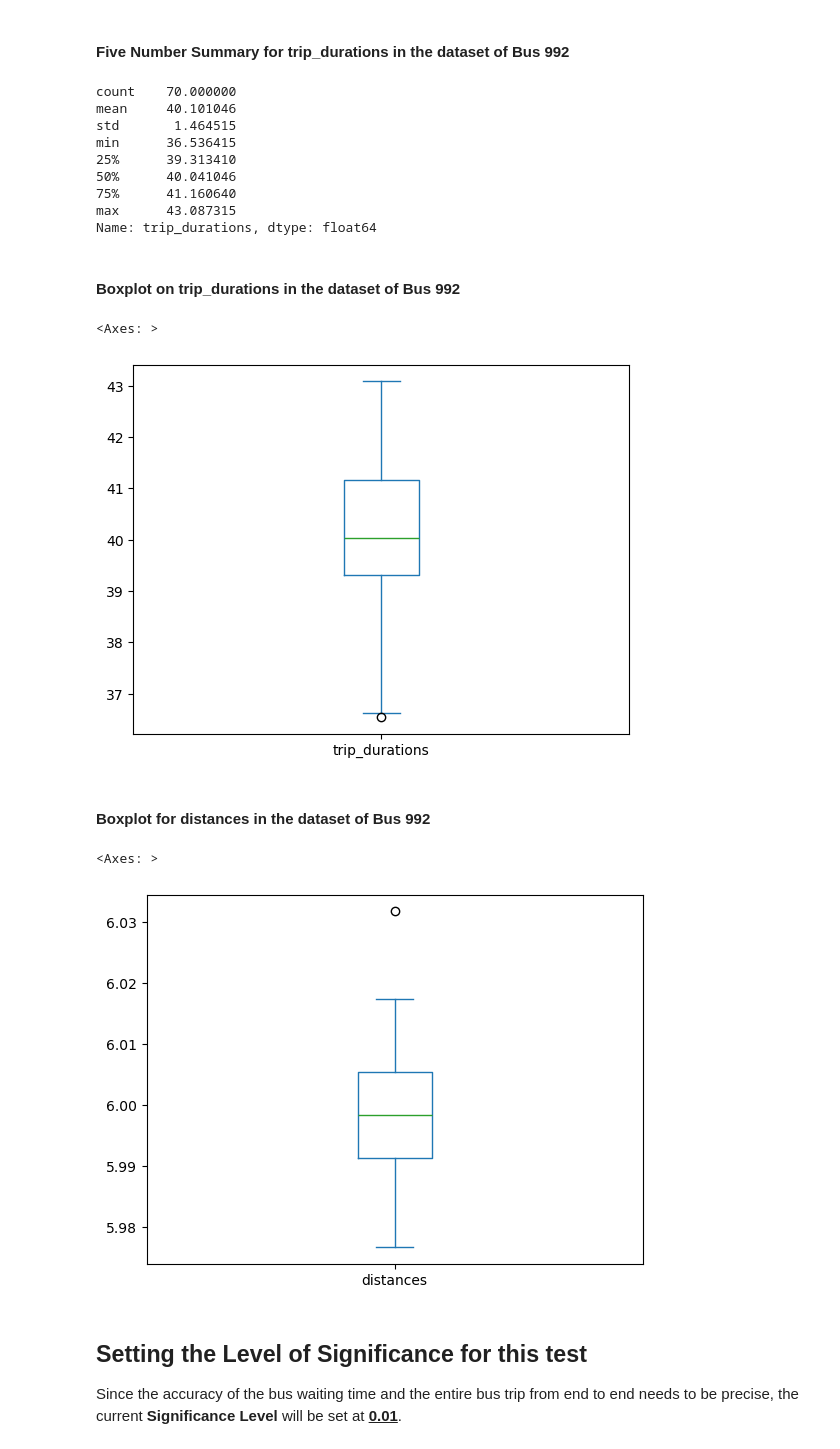
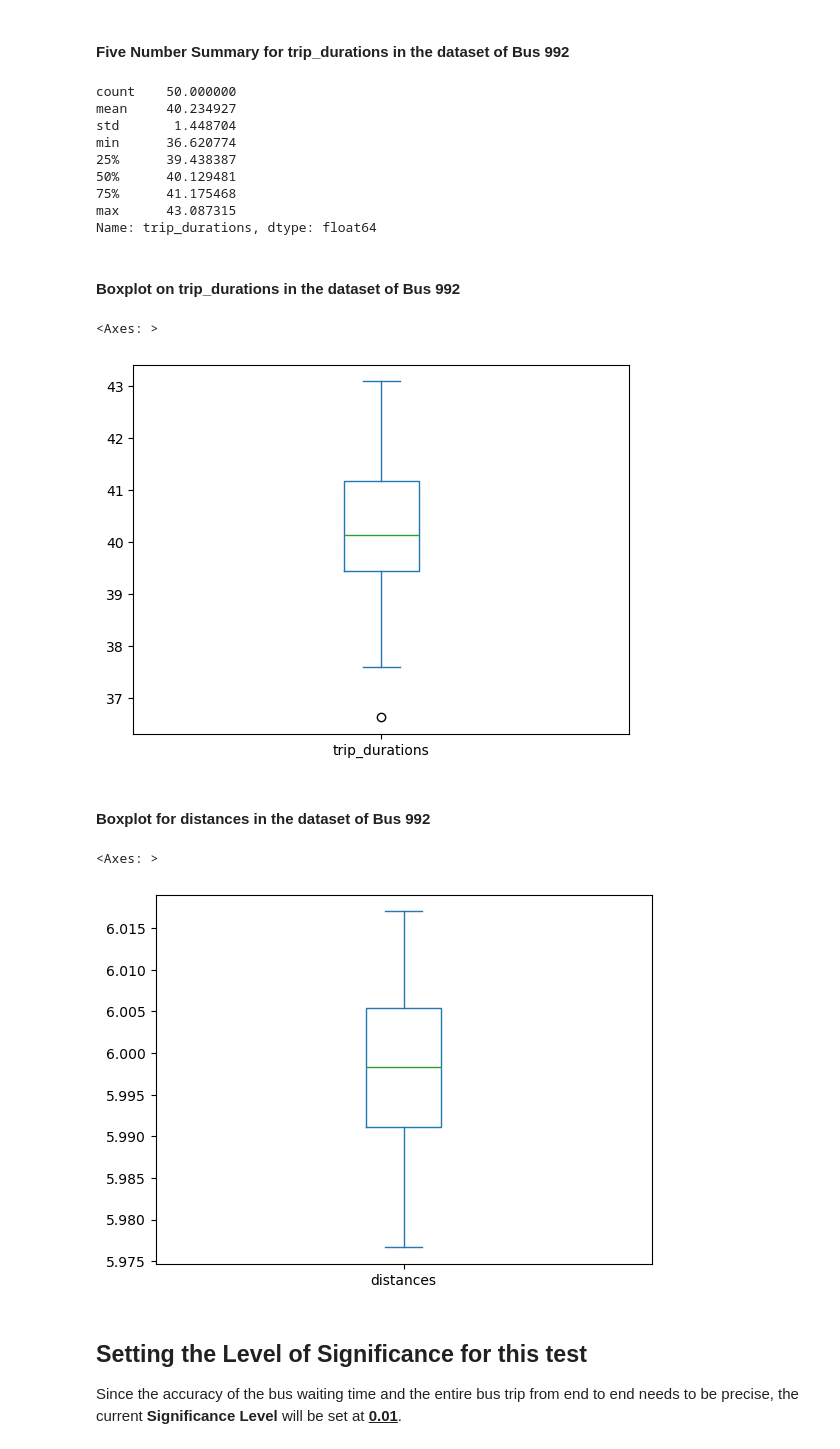
Before and after one commit to AngKokLeong/Bus-Data-Analysis, a Jupyter notebook: report.ipynb, the cells around one changed output. Saved outputs shown, nothing was run; the diff lists cells and outputs as text; code cells hidden in the pictures.

Commit message:
added sampling method with the sample size of 50 in this test

```diff
--- a/report.ipynb
+++ b/report.ipynb
@@ -67,0 +84,2 @@ bus_992_dataframe: pandas.DataFrame = pandas.read_csv("bus_992_synthetic_data.cs
+# %%
+bus_992_sample_dataframe: pandas.DataFrame = sample_data_generator.simple_random_sampling(bus_992_dataframe, 50)
@@ -131,32 +151,32 @@ Name: distances, dtype: float64
 # %% [markdown]
 #### Five Number Summary for trip_durations in the dataset of Bus 992
 # %%
-five_number_summary_for_bus_992_trip_durations: pandas.Series = bus_992_dataframe["trip_durations"].describe()
-bus_992_dataframe["trip_durations"].describe()
+five_number_summary_for_bus_992_trip_durations_sample: pandas.Series = bus_992_sample_dataframe["trip_durations"].describe()
+bus_992_sample_dataframe["trip_durations"].describe()
 # %% [output]
-count    70.000000
-mean     40.101046
-std       1.464515
-min      36.536415
-25%      39.313410
-50%      40.041046
-75%      41.160640
+count    50.000000
+mean     40.234927
+std       1.448704
+min      36.620774
+25%      39.438387
+50%      40.129481
+75%      41.175468
 max      43.087315
 Name: trip_durations, dtype: float64
 # %% [markdown]
 #### Boxplot on trip_durations in the dataset of Bus 992
 # %%
-bus_992_dataframe["trip_durations"].plot(kind="box")
+bus_992_sample_dataframe["trip_durations"].plot(kind="box")
 # %% [output]
 <Axes: >
-[figure, old version]
+[figure, new version]
 # %% [markdown]
 #### Boxplot for distances in the dataset of Bus 992
 # %%
-bus_992_dataframe["distances"].plot(kind="box")
+bus_992_sample_dataframe["distances"].plot(kind="box")
 # %% [output]
 <Axes: >
-[figure, old version]
+[figure, new version]
 # %% [markdown]
 ## Setting the Level of Significance for this test
 
```
Also changed, not shown: parts of 21 cells of this notebook.
